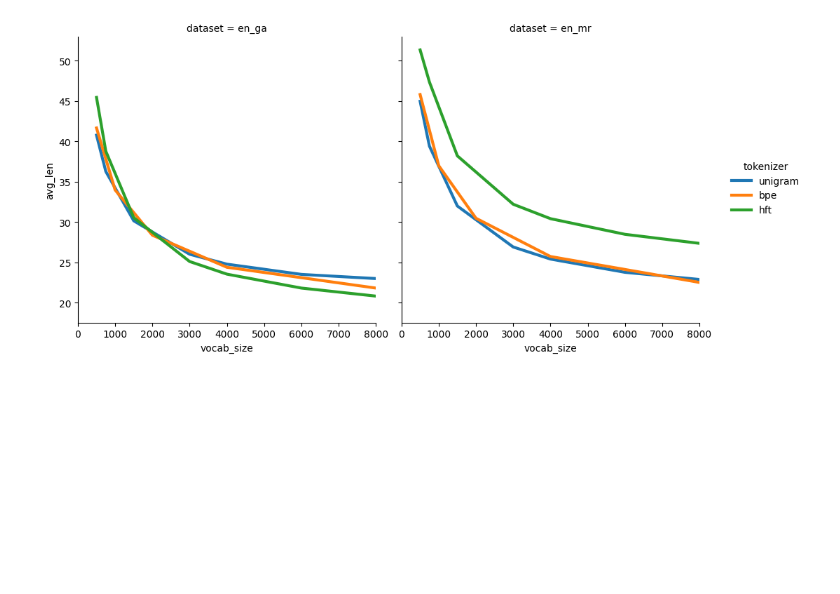
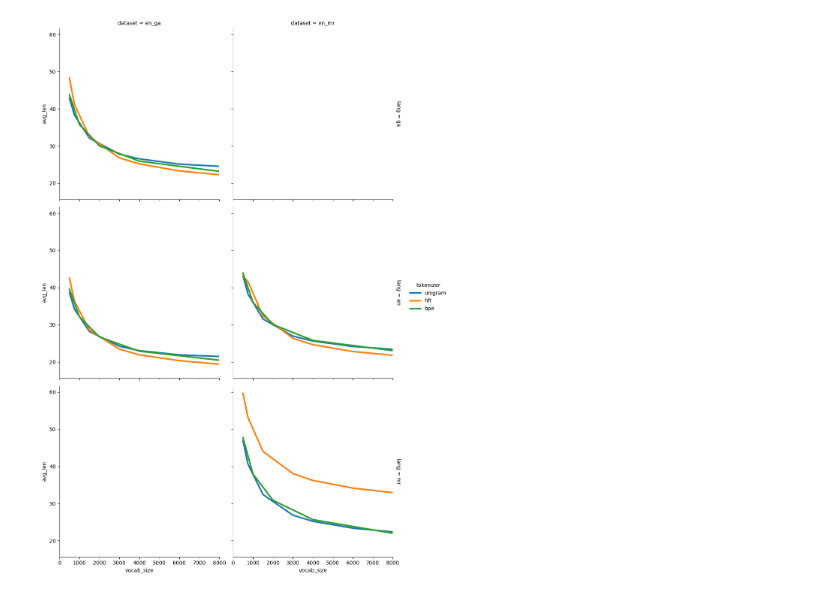
Before and after one commit to edoardosignoroni/hftoks-eval, a Jupyter notebook: plot_test.ipynb, the cells around one changed output. Cells and saved outputs as stored; diff of their text form; code cells hidden in the pictures; blank space fills up the shorter version.

```diff
--- a/plot_test.ipynb
+++ b/plot_test.ipynb
@@ -49,16 +45,16 @@ g2.savefig(f'./plots/freq@95%_{dataset}.png')
 # %%
-g3 = sns.FacetGrid(freq, col='dataset', hue="tokenizer",
+g3 = sns.FacetGrid(freq, col='dataset', row='lang', hue="tokenizer",
                   margin_titles=True,
                    height=5,
                    #ylim=(0, 125),
                    xlim=(0, 8000),
                    palette='tab10'
                   )
 g3.map(sns.lineplot, "vocab_size", "avg_len", ci=None, linewidth=3)
 g3.add_legend()
 g3.savefig(f'./plots/avg_len_{dataset}.png')
 # %% [output]
-[figure, old version]
+[figure, new version]
 # %%
 p0 = sns.FacetGrid(percs, col='dataset', hue="model_type",
                   margin_titles=True, height=5, aspect=5/5,
```
Also changed, not shown: parts of 5 cells of this notebook, 20 other files.
